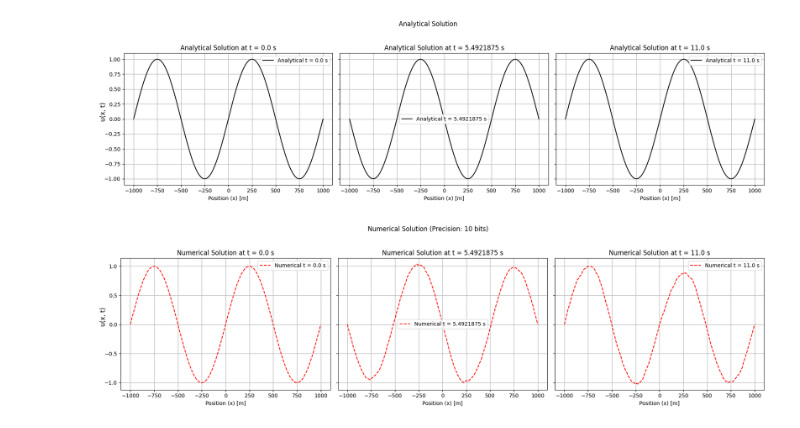
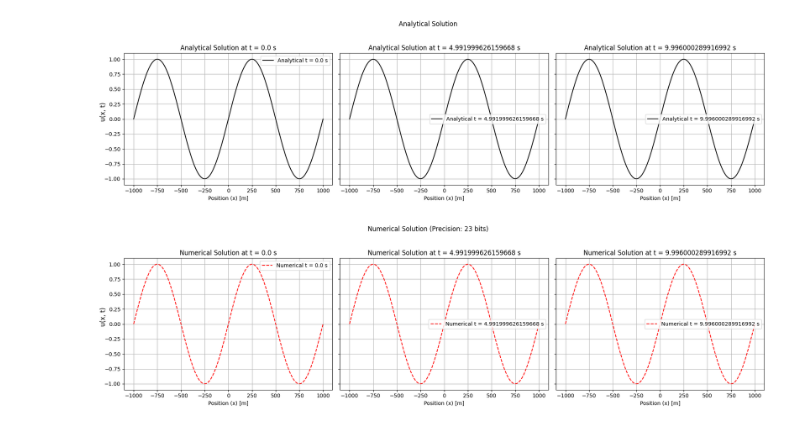
Before and after one commit to dt-17/Devito-UROP-MSci, a Jupyter notebook: unscaled-mpmath-acoustic.ipynb, the cells around one changed output. Saved outputs shown, nothing was run; the diff lists cells and outputs as text; code cells hidden in the pictures.

```diff
--- a/unscaled-mpmath-acoustic.ipynb
+++ b/unscaled-mpmath-acoustic.ipynb
@@ -4,7 +4,7 @@ from mpmath import mp, mpf, sin, cos, pi, fadd, fsub, fmul, fdiv
 import matplotlib.pyplot as plt
 # %%
 # Set precision
-mp.prec = 10
+mp.prec = 23
 
 # Constants
 L = mpf(1000)                 # Half-length of the domain in meters
@@ -12,7 +12,7 @@ c = mpf(1000)                 # Wave speed in m/s
 N = 201                       # Number of spatial points
 dx = 2 * L / (N - 1)          # Spatial step size for [-L, L] domain
 dt = mpf(0.6 * dx / c)        # Time step size (CFL condition)
-T = mpf(11.0)                  # Total simulation time in seconds
+T = mpf(10.0)                  # Total simulation time in seconds
 x = [mpf(val) for val in np.linspace(float(-L), float(L), N)]  # Spatial grid as mpf
 
 # Total time steps
@@ -78,32 +78,32 @@ for i, idx in enumerate(plot_times):
     axs1[i].set_title(f"Analytical Solution at t = {float(t)} s")
     axs1[i].legend()
     axs1[i].grid(True)
 
 # Set global y-axis label
 fig1.supylabel("u(x, t)")
 fig1.suptitle("Analytical Solution")
 plt.tight_layout(rect=[0, 0, 1, 0.95])
 
 # Plotting the numerical solution
 fig2, axs2 = plt.subplots(1, 3, figsize=(18, 5), sharey=True)
 for i, idx in enumerate(plot_times):
     t = idx * dt
     # Retrieve the numerical solution for the mapped time index
     u_num = u_num_at_t[idx]
     axs2[i].plot([float(x_i) for x_i in x], [float(u_n) for u_n in u_num], 'r--', label=f"Numerical t = {float(t)} s")
 
     # Plot formatting
     axs2[i].set_xlabel("Position (x) [m]")
     axs2[i].set_title(f"Numerical Solution at t = {float(t)} s")
     axs2[i].legend()
     axs2[i].grid(True)
 
 # Set global y-axis label
 fig2.supylabel("u(x, t)")
 fig2.suptitle(f"Numerical Solution (Precision: {mp.prec} bits)")
 plt.tight_layout(rect=[0, 0, 1, 0.95])
 
 plt.show()
 # %% [output]
-[figure, old version]
+[figure, new version]
-[figure, old version]
+[figure, new version]
```
Also changed, not shown: parts of 2 cells of this notebook.
